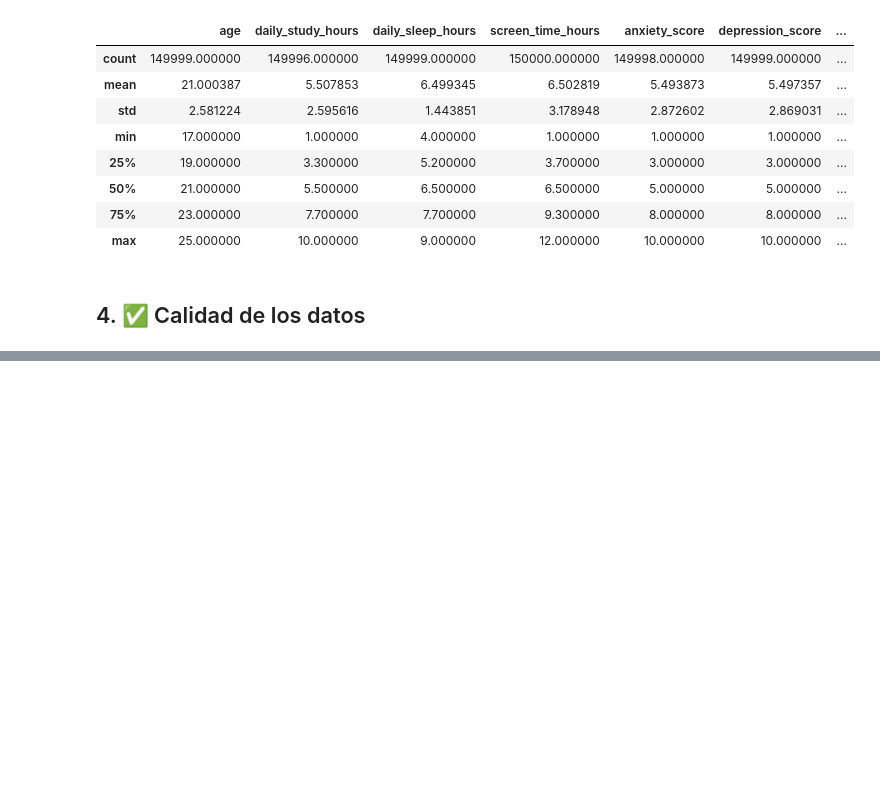
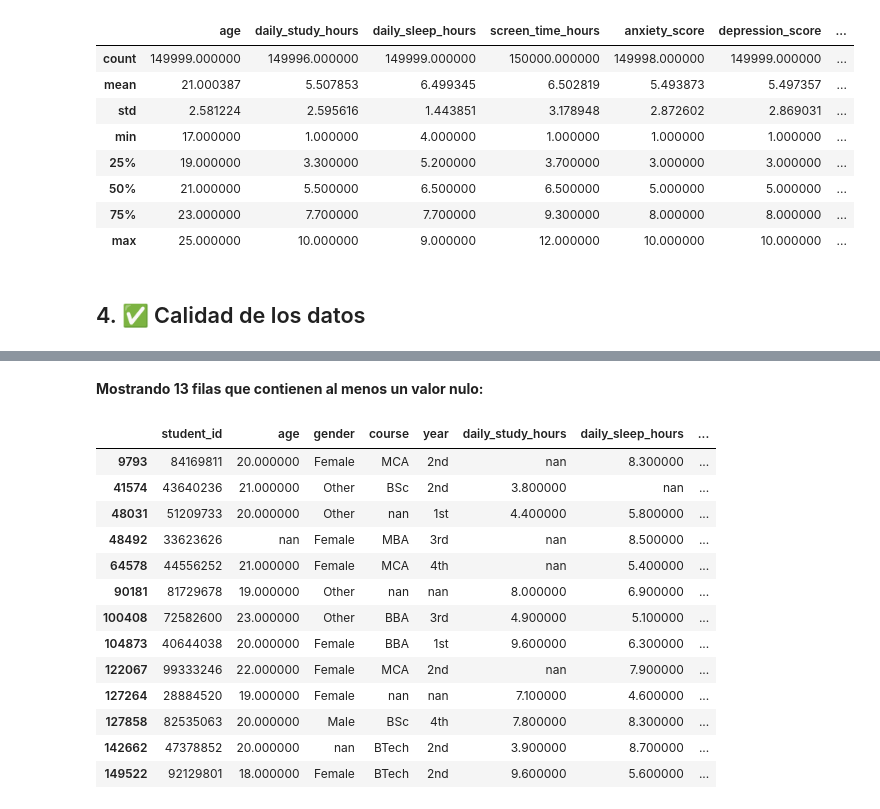
Before and after one commit to kevinmateojimenez/TRABAJO-FINAL, a Jupyter notebook: EDA_Entregable.ipynb, the cells around one changed output, grey strips where cells are left out. Cells and saved outputs as stored; diff of their text form; code cells hidden in the pictures; blank space fills up the shorter version.

```diff
--- a/EDA_Entregable.ipynb
+++ b/EDA_Entregable.ipynb
@@ -320,0 +361,23 @@ display(df_stats.describe())
+# %%
+# Filtramos el DataFrame para obtener solo las filas con algún valor nulo
+df_filas_nulas = df[df.isnull().any(axis=1)]
+# Mostramos el mensaje superior
+display(Markdown(f"**Mostrando {len(df_filas_nulas)} filas que contienen al menos un valor nulo:**"))
+# Aplicamos el estilo para resaltar los nulos en amarillo y lo mostramos
+display(df_filas_nulas.style.highlight_null(color='yellow'))
+# %% [output]
+**Mostrando 13 filas que contienen al menos un valor nulo:**
+|  | student_id | age | gender | course | year | daily_study_hours | daily_sleep_hours | ... |
+| 9793 | 84169811 | 20.000000 | Female | MCA | 2nd | nan | 8.300000 | ... |
+| 41574 | 43640236 | 21.000000 | Other | BSc | 2nd | 3.800000 | nan | ... |
+| 48031 | 51209733 | 20.000000 | Other | nan | 1st | 4.400000 | 5.800000 | ... |
+| 48492 | 33623626 | nan | Female | MBA | 3rd | nan | 8.500000 | ... |
+| 64578 | 44556252 | 21.000000 | Female | MCA | 4th | nan | 5.400000 | ... |
+| 90181 | 81729678 | 19.000000 | Other | nan | nan | 8.000000 | 6.900000 | ... |
+| 100408 | 72582600 | 23.000000 | Other | BBA | 3rd | 4.900000 | 5.100000 | ... |
+| 104873 | 40644038 | 20.000000 | Female | BBA | 1st | 9.600000 | 6.300000 | ... |
+| 122067 | 99333246 | 22.000000 | Female | MCA | 2nd | nan | 7.900000 | ... |
+| 127264 | 28884520 | 19.000000 | Female | nan | nan | 7.100000 | 4.600000 | ... |
+| 127858 | 82535063 | 20.000000 | Male | BSc | 4th | 7.800000 | 8.300000 | ... |
+| 142662 | 47378852 | 20.000000 | nan | BTech | 2nd | 3.900000 | 8.700000 | ... |
+| 149522 | 92129801 | 18.000000 | Female | BTech | 2nd | 9.600000 | 5.600000 | ... |
```
Also changed, not shown: parts of 4 cells of this notebook.
